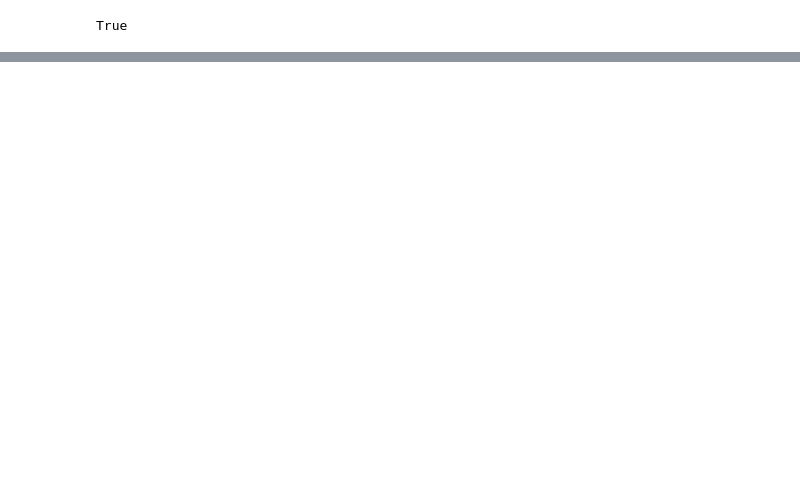
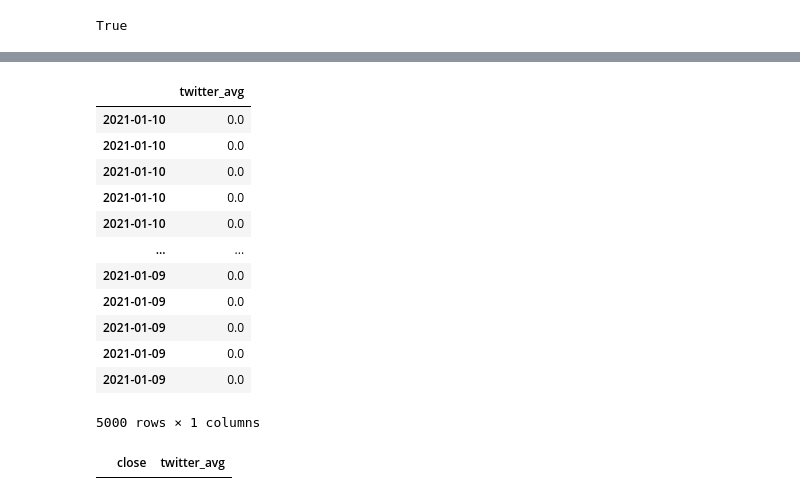
Before and after one commit to albertlk/4A_Trading, a Jupyter notebook: twitter.ipynb, the cells around one changed output, grey strips where cells are left out. Drawn from its saved outputs; the diff is of its cells as text; code cells hidden in the pictures; blank space fills up the shorter version.

```diff
--- a/twitter.ipynb
+++ b/twitter.ipynb
@@ -141,0 +310,31 @@ libra_df.describe()
+# %%
+# Get averages of each topics sentiment
+twitter_avg = twitter_sentiment_summarizer_avg(twitter_df["tweet"])
+sentiment_daily_avg = pd.DataFrame(
+    {
+        "twitter_avg": twitter_avg,
+    }
+)
+
+sentiment_daily_avg.index = pd.to_datetime(twitter_df.index)
+sentiment_daily_avg
+# %% [output]
+|  | twitter_avg |
+| 2021-01-10 | 0.0 |
+| 2021-01-10 | 0.0 |
+| 2021-01-10 | 0.0 |
+| 2021-01-10 | 0.0 |
+| 2021-01-10 | 0.0 |
+| ... | ... |
+| 2021-01-09 | 0.0 |
+| 2021-01-09 | 0.0 |
+| 2021-01-09 | 0.0 |
+| 2021-01-09 | 0.0 |
+| 2021-01-09 | 0.0 |
+5000 rows × 1 columns
+# %%
+combined_df = returns_df.join(sentiment_daily_avg).dropna(how="any")
+
+display(combined_df)
+# %% [output]
+|  | close | twitter_avg |
```
Also changed, not shown: parts of 18 cells of this notebook.
